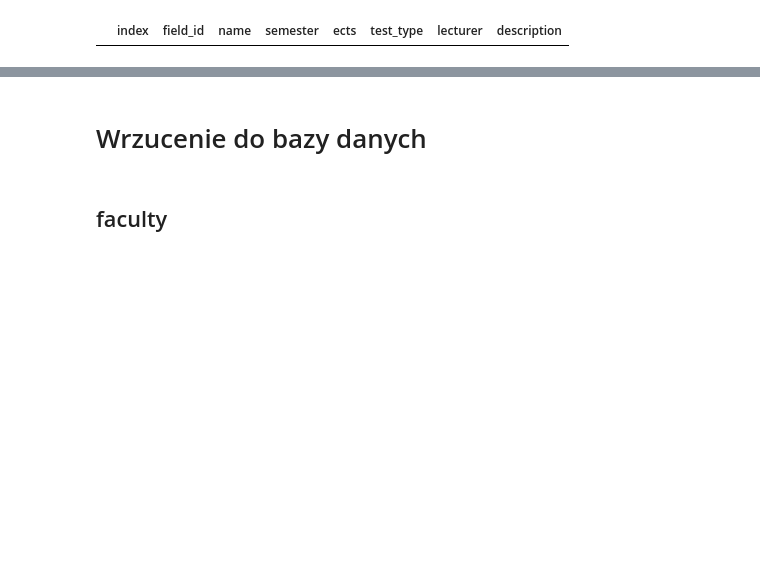
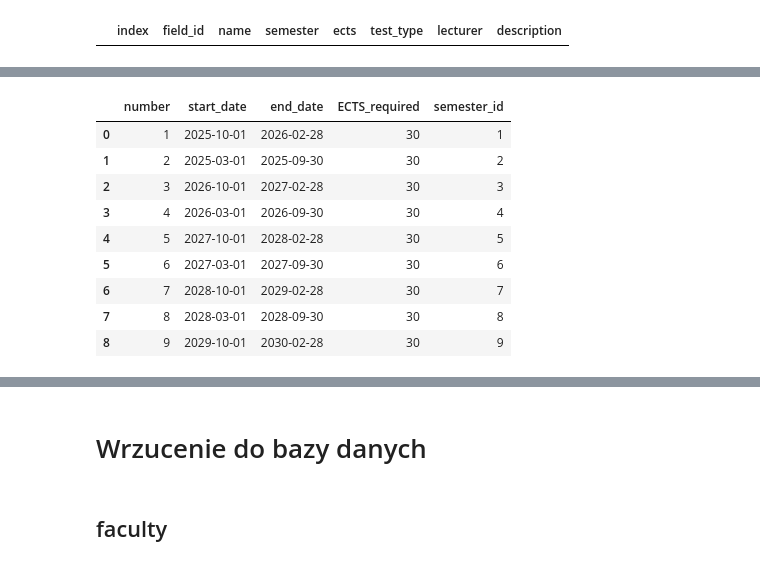
Before and after one commit to Julnowak/MiUn-Student-App, a Jupyter notebook: backend/concatenate_sylabus_data.ipynb, the cells around one changed output, grey strips where cells are left out. Saved outputs shown, nothing was run; the diff lists cells and outputs as text; code cells hidden in the pictures; blank space fills up the shorter version.

Commit message:
field_by_year i semester

```diff
--- a/backend/concatenate_sylabus_data.ipynb
+++ b/backend/concatenate_sylabus_data.ipynb
@@ -489,0 +501,29 @@ course_field_df
+# %%
+unique_semesters = sorted(course_df['semester'].unique())
+semester_data = []
+base_year = 2025
+for s in unique_semesters:
+    if s % 2 == 1:  # semestr zimowy
+        start_date = datetime(base_year + (s - 1) // 2, 10, 1)
+        end_date = datetime(base_year + (s + 1) // 2, 2, 28)  # Luty – nie uwzględniamy lat przestępnych
+    else:  # semestr letni
+        start_date = datetime(base_year + (s - 1) // 2, 3, 1)
+        end_date = datetime(base_year + (s - 1) // 2, 9, 30)
+    semester_data.append({'number': s, 'start_date': start_date, 'end_date': end_date, 'ECTS_required': 30})
+# %%
+semester_df = pd.DataFrame(semester_data)
+semester_df = semester_df.sort_values(by='number').reset_index(drop=True)
+semester_df['semester_id'] = semester_df.index + 1  # Nadanie ID semestrów
+# %%
+semester_df
+# %% [output]
+|  | number | start_date | end_date | ECTS_required | semester_id |
+| 0 | 1 | 2025-10-01 | 2026-02-28 | 30 | 1 |
+| 1 | 2 | 2025-03-01 | 2025-09-30 | 30 | 2 |
+| 2 | 3 | 2026-10-01 | 2027-02-28 | 30 | 3 |
+| 3 | 4 | 2026-03-01 | 2026-09-30 | 30 | 4 |
+| 4 | 5 | 2027-10-01 | 2028-02-28 | 30 | 5 |
+| 5 | 6 | 2027-03-01 | 2027-09-30 | 30 | 6 |
+| 6 | 7 | 2028-10-01 | 2029-02-28 | 30 | 7 |
+| 7 | 8 | 2028-03-01 | 2028-09-30 | 30 | 8 |
+| 8 | 9 | 2029-10-01 | 2030-02-28 | 30 | 9 |
```
Also changed, not shown: parts of 29 cells of this notebook.
